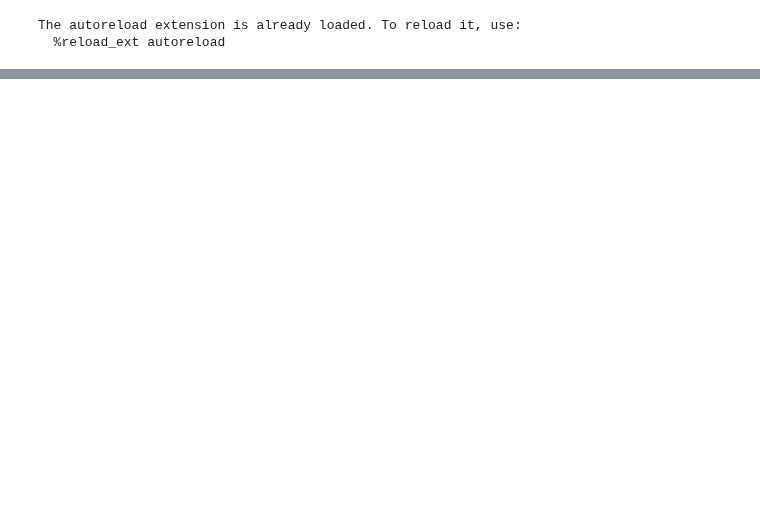
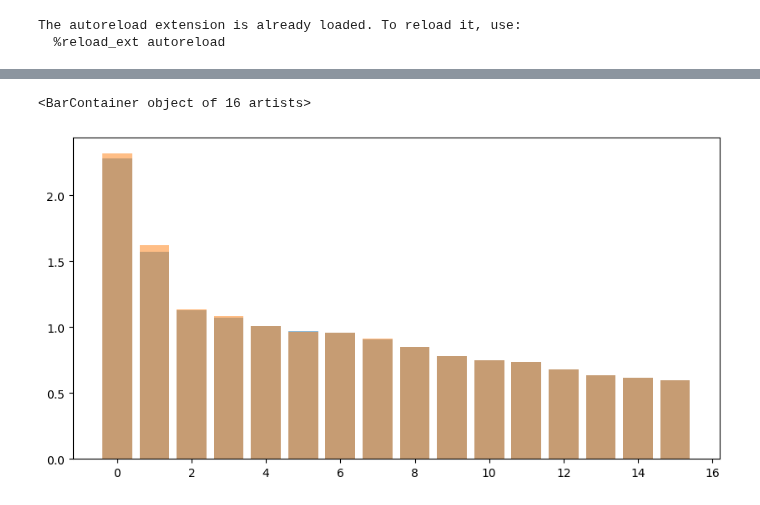
Before and after one commit to obayyub/Alphatoe, a Jupyter notebook: notebooks/250708_checkerboard_over_time.ipynb, the cells around one changed output, grey strips where cells are left out. Cells and saved outputs as stored; diff of their text form; code cells hidden in the pictures; blank space fills up the shorter version.

```diff
--- a/notebooks/250708_checkerboard_over_time.ipynb
+++ b/notebooks/250708_checkerboard_over_time.ipynb
@@ -150,0 +225,27 @@ anim.save('projection_animation.gif', writer='pillow', fps=5)
+# %%
+#linalg of W_Q_260 and W_Q_270
+U_260, S_260, V_260 = np.linalg.svd(numpy(W_Q_260))
+U_270, S_270, V_270 = np.linalg.svd(numpy(W_Q_270))
+
+U1_260 = U_260[:, 0]
+U1_270 = U_270[:, 0]
+
+U2_260 = U_260[:, 1]
+U2_270 = U_270[:, 1]
+
+#frobenius norm normalized of U1_260 and U1_270 difference
+fro_sim = 1 - np.linalg.norm(numpy(W_Q_260) - numpy(W_Q_270), 'fro') / (np.linalg.norm(numpy(W_Q_260), 'fro') + np.linalg.norm(numpy(W_Q_270), 'fro'))
+
+#dot product of U1_260 and U1_270
+dot_product = np.dot(U1_260, U1_270)
+print(f"Dot product of U1 at epochs 260 and 270: {dot_product}")
+print(f"Frobenius norm of difference between W_Q at epochs 260 and 270: {fro_sim}")
+
+# dot products of of all U1 and U2 vector combinations
+print("Dot products of U1 and U2 vectors:")
+print(f"U1_260 . U1_270: {np.dot(U1_260, U1_270)}")
+print(f"U1_260 . U2_270: {np.dot(U1_260, U2_270)}")
+print(f"U2_260 . U1_270: {np.dot(U2_260, U1_270)}")
+print(f"U2_260 . U2_270: {np.dot(U2_260, U2_270)}")
+print(f"U1_260 . U2_260: {np.dot(U1_260, U2_260)}")
+print(f"U1_270 . U2_270: {np.dot(U1_270, U2_270)}")
@@ -150,0 +262,8 @@ anim.save('projection_animation.gif', writer='pillow', fps=5)
+# %%
+#plot the S values
+fig, ax = plt.subplots(figsize=(10, 5))
+ax.bar(range(len(S_260)), S_260, label='Epoch 260', alpha=0.5)
+ax.bar(range(len(S_270)), S_270, label='Epoch 270', alpha=0.5)
+# %% [output]
+<BarContainer object of 16 artists>
+[figure, added]
```
Also changed, not shown: parts of 7 cells of this notebook, 1 other file.
